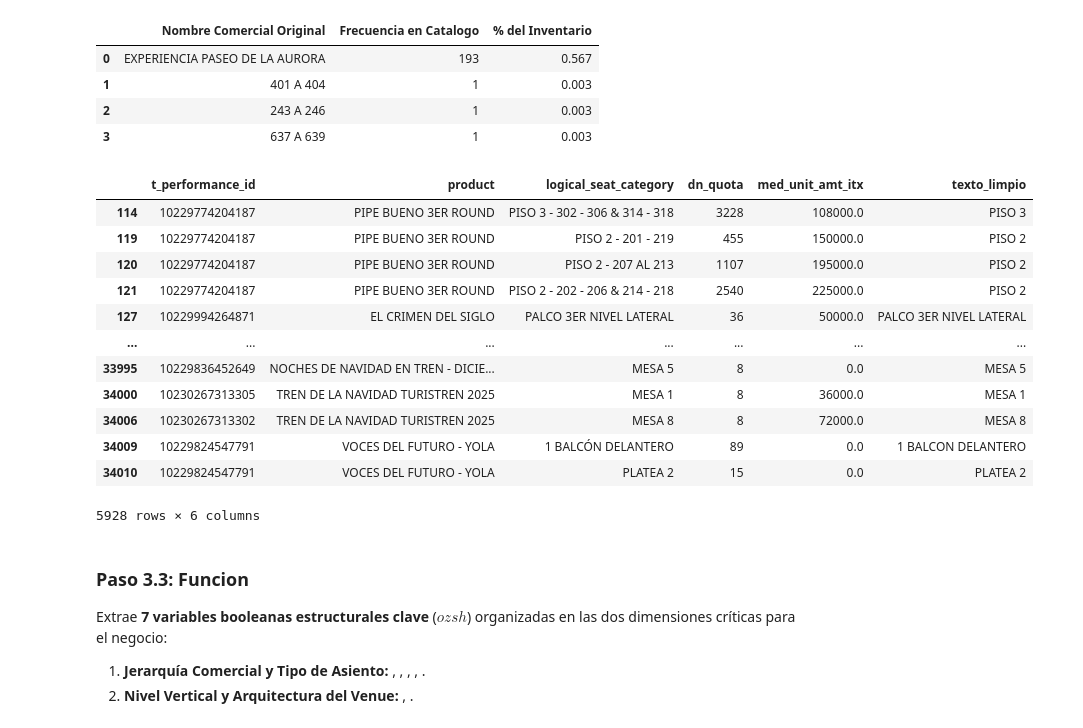
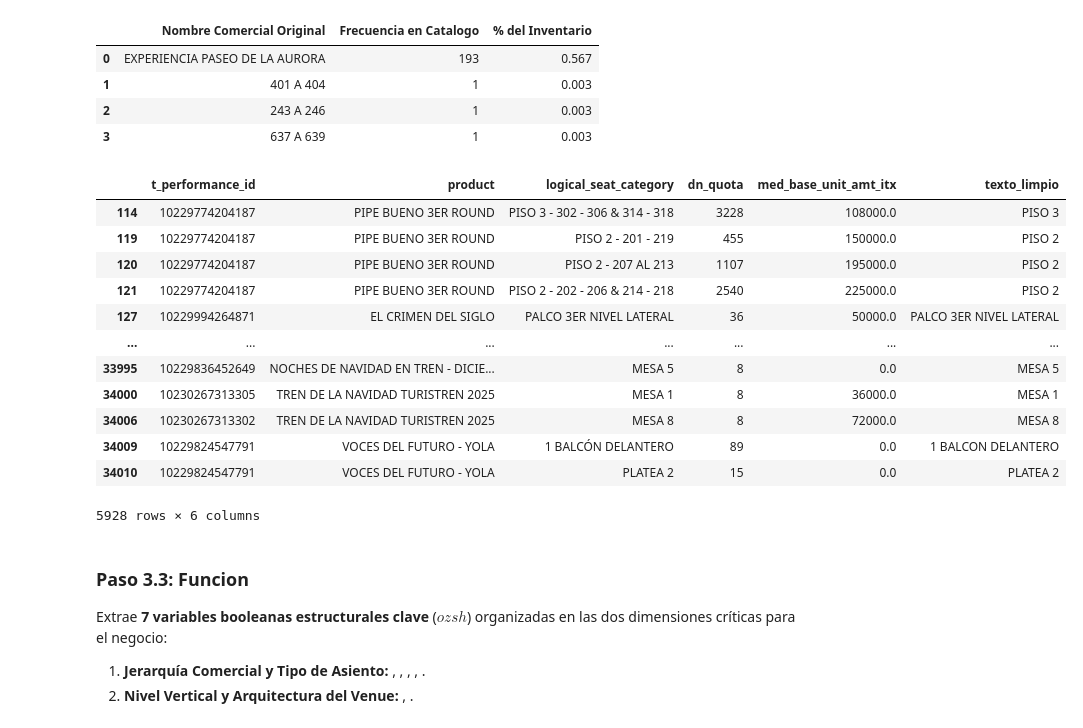
Before and after one commit to valentinatuboleta/clusterizacion-localidades, a Jupyter notebook: notebooks/01_eda_clusterizacion.ipynb, the cells around one changed output. Drawn from its saved outputs; the diff is of its cells as text; code cells hidden in the pictures.

Commit message:
refactor(features): reemplazar med_unit_amt_itx por med_base_unit_amt_itx

```diff
--- a/notebooks/01_eda_clusterizacion.ipynb
+++ b/notebooks/01_eda_clusterizacion.ipynb
@@ -272,9 +272,9 @@ Total de registros con texto_limpio vacio: 196 de 34,030 filas (0.58% del invent
 | 3 | 637 A 639 | 1 | 0.003 |
 # %%
 df_con_numeros = df_raw[df_raw["logical_seat_category"].str.contains(r"\d", na=False)]
-display(df_con_numeros[["t_performance_id", "product", "logical_seat_category", "dn_quota", "med_unit_amt_itx", "texto_limpio"]])
+display(df_con_numeros[["t_performance_id", "product", "logical_seat_category", "dn_quota", "med_base_unit_amt_itx", "texto_limpio"]])
 # %% [output]
-|  | t_performance_id | product | logical_seat_category | dn_quota | med_unit_amt_itx | texto_limpio |
+|  | t_performance_id | product | logical_seat_category | dn_quota | med_base_unit_amt_itx | texto_limpio |
 | 114 | 10229774204187 | PIPE BUENO 3ER ROUND | PISO 3 - 302 - 306 & 314 - 318 | 3228 | 108000.0 | PISO 3 |
 | 119 | 10229774204187 | PIPE BUENO 3ER ROUND | PISO 2 - 201 - 219 | 455 | 150000.0 | PISO 2 |
 | 120 | 10229774204187 | PIPE BUENO 3ER ROUND | PISO 2 - 207 AL 213 | 1107 | 195000.0 | PISO 2 |
```
Also changed, not shown: parts of 8 cells of this notebook, 13 other files.
